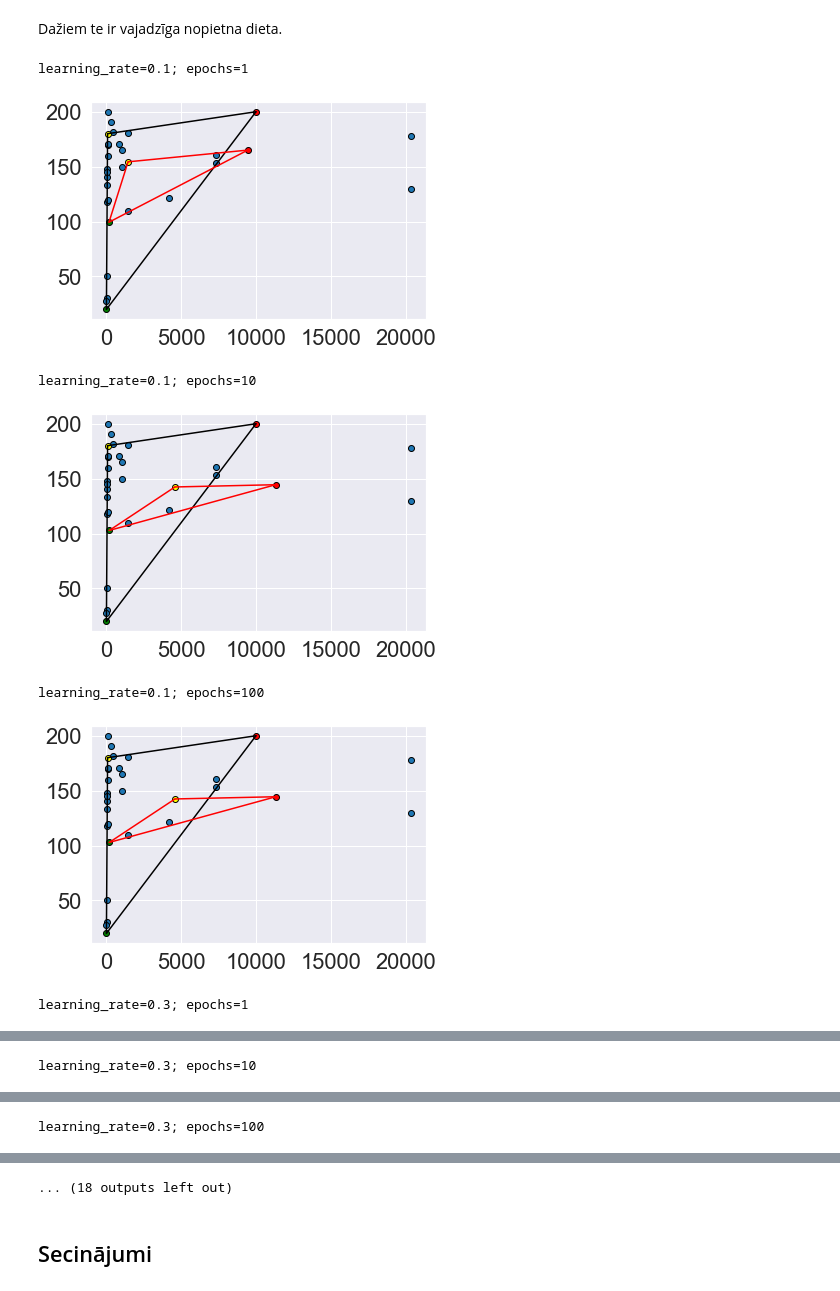
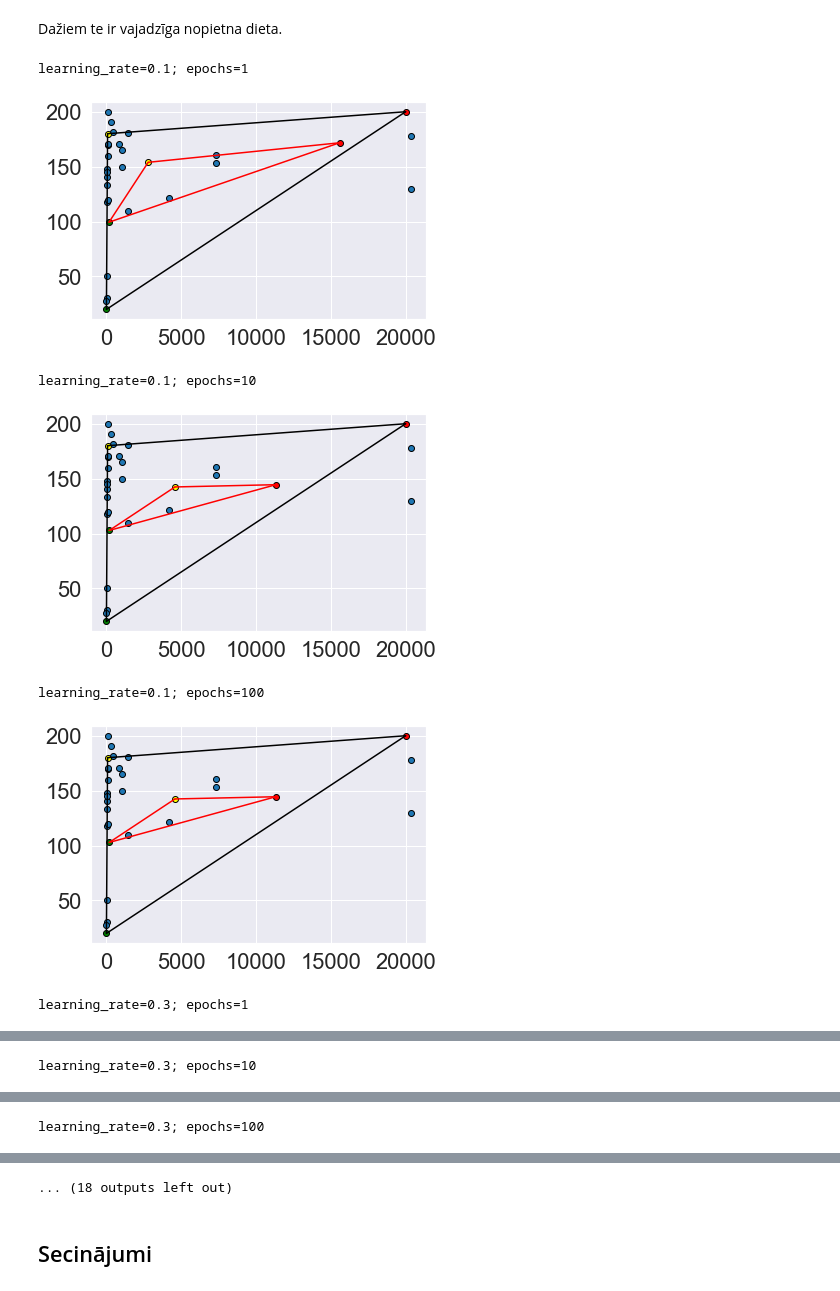
Before and after one commit to kamikaze/rtu-ai, a Jupyter notebook: homework03.ipynb, the cells around one changed output, grey strips where cells are left out. Cells and saved outputs as stored; diff of their text form; code cells hidden in the pictures.

```diff
--- a/homework03.ipynb
+++ b/homework03.ipynb
@@ -142,25 +139,25 @@ def fit(neurons: tuple[list[float]], samples: tuple[list[float]], epochs: int, l
 # %%
 for learning_rate in (0.1, 0.3, 0.5, 0.7, 0.9):
     for epochs in (1, 10, 100):
         neurons = ( # input nodes
-            [10000, 200], # huge people
+            [20000, 200], # huge people
             [80, 180], # normal people
             [3, 20], # children
         )
         samples = tuple(data.values())
         print(f'{learning_rate=}; {epochs=}')
         plot_samples(plt, samples)
         plot_neurons(plt, neurons, neuron_colors)
 
         history = fit(neurons, samples, epochs=epochs, learning_rate=learning_rate)
 
         plot_neurons(plt, neurons, neuron_colors, 'red')
         plt.show()
 # %% [output]
 learning_rate=0.1; epochs=1
-[figure, old version]
+[figure, new version]
 learning_rate=0.1; epochs=10
-[figure, old version]
+[figure, new version]
 learning_rate=0.1; epochs=100
-[figure, old version]
+[figure, new version]
 learning_rate=0.3; epochs=1
```
Also changed, not shown: parts of 2 cells of this notebook.
